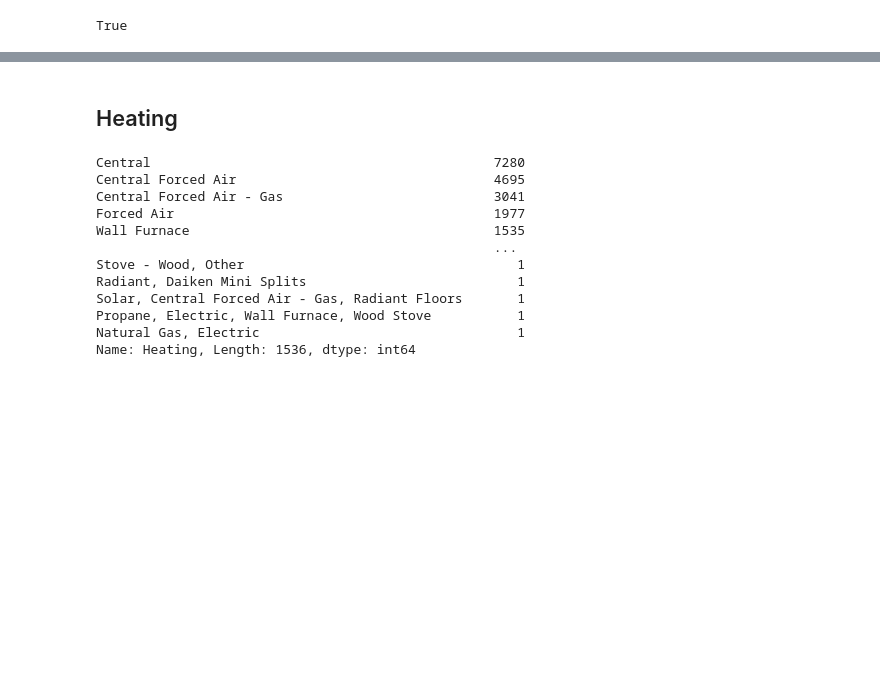
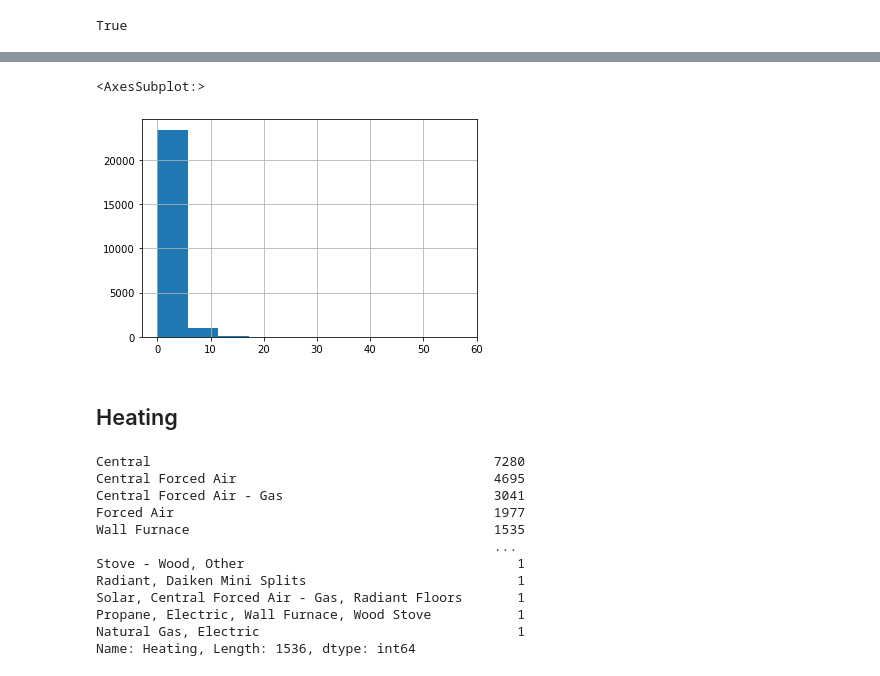
Before and after one commit to tom-farmer/Predictive-Analytics-Hackathon-2022, a Jupyter notebook: notebooks/modeling.ipynb, the cells around one changed output, grey strips where cells are left out. Saved outputs shown, nothing was run; the diff lists cells and outputs as text; code cells hidden in the pictures; blank space fills up the shorter version.

```diff
--- a/notebooks/modeling.ipynb
+++ b/notebooks/modeling.ipynb
@@ -91,3 +114,8 @@ True
+# %%
+train["Middle School Distance"].hist()
+# %% [output]
+<AxesSubplot:>
+[figure, added]
 # %% [markdown]
 ## Heating
 # %%
```
Also changed, not shown: parts of 38 cells of this notebook.
